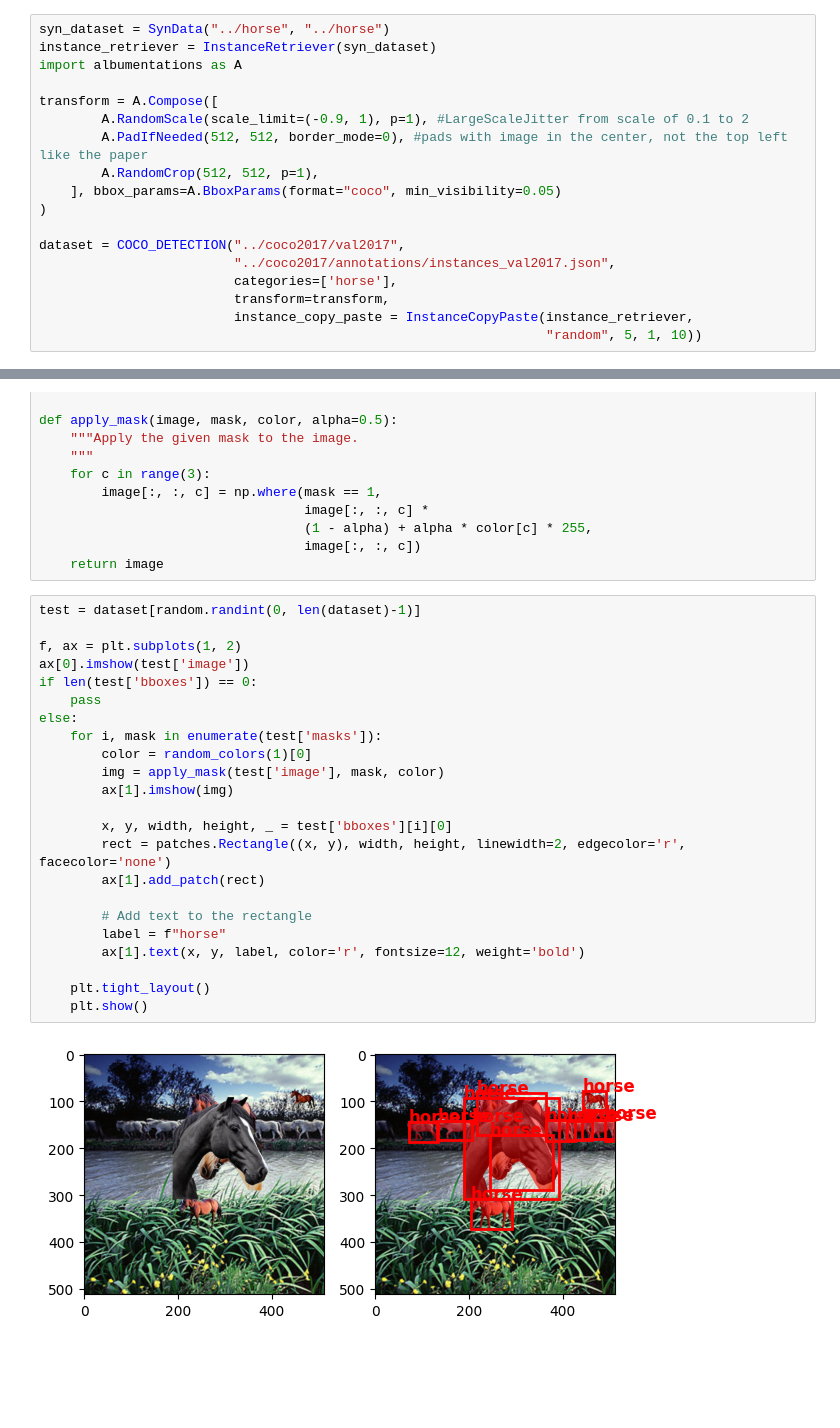
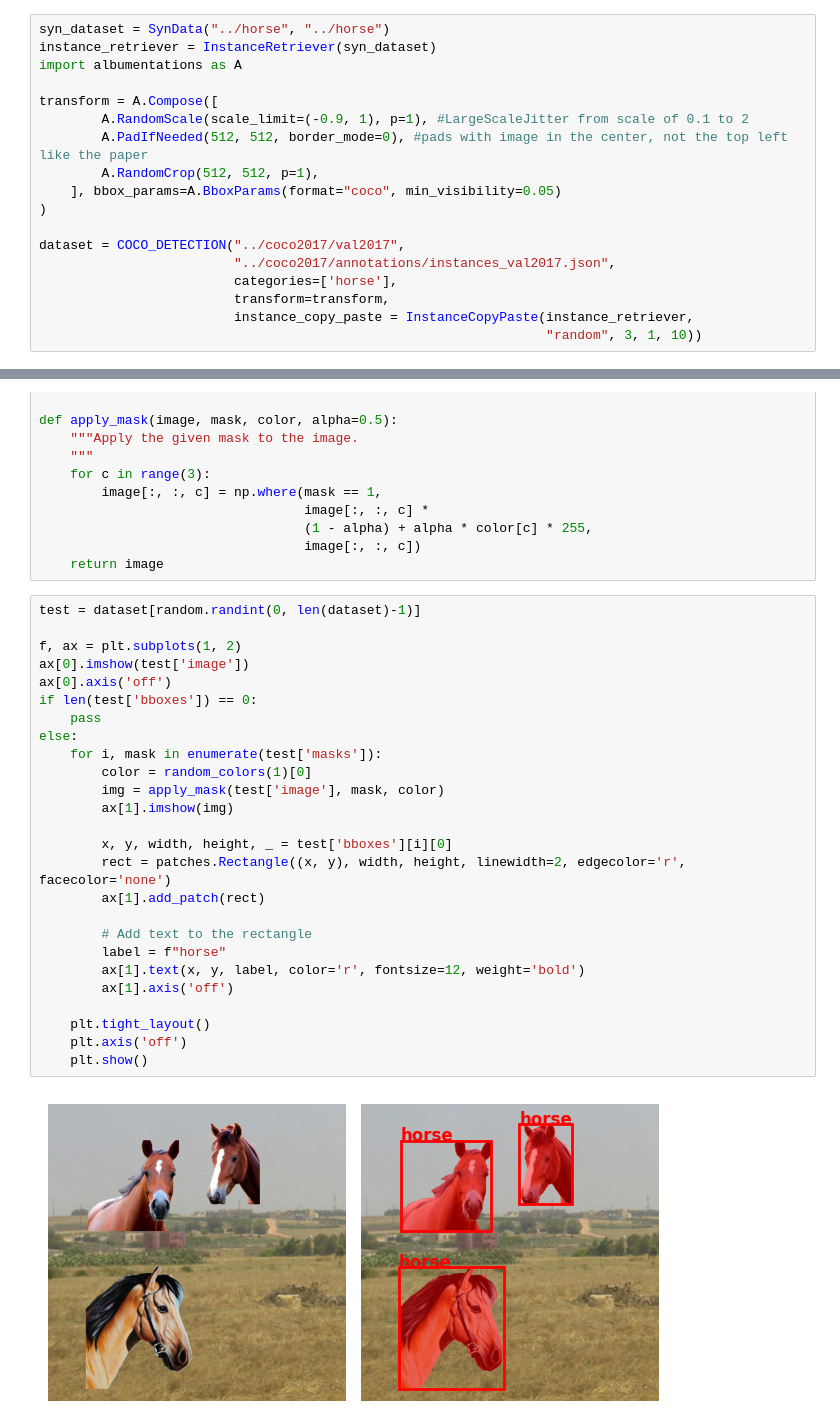
Before and after one commit to JensPars/ADLCV, a Jupyter notebook: instance-copy-paste/example.ipynb, the cells around one changed output, grey strips where cells are left out. Saved outputs shown, nothing was run; the diff lists cells and outputs as text; blank space fills up the shorter version.

```diff
--- a/instance-copy-paste/example.ipynb
+++ b/instance-copy-paste/example.ipynb
@@ -27,6 +27,6 @@ dataset = COCO_DETECTION("../coco2017/val2017",
                          categories=['horse'],
                          transform=transform,
                          instance_copy_paste = InstanceCopyPaste(instance_retriever,
-                                                                 "random", 5, 1, 10))
+                                                                 "random", 3, 1, 10))
 # %% [output]
 loading annotations into memory...
@@ -58,25 +58,28 @@ def apply_mask(image, mask, color, alpha=0.5):
 # %%
 test = dataset[random.randint(0, len(dataset)-1)]
 
 f, ax = plt.subplots(1, 2)
 ax[0].imshow(test['image'])
+ax[0].axis('off')
 if len(test['bboxes']) == 0:
     pass
 else:
     for i, mask in enumerate(test['masks']):
         color = random_colors(1)[0]
         img = apply_mask(test['image'], mask, color)
         ax[1].imshow(img)
 
         x, y, width, height, _ = test['bboxes'][i][0]
         rect = patches.Rectangle((x, y), width, height, linewidth=2, edgecolor='r', facecolor='none')
         ax[1].add_patch(rect)
 
         # Add text to the rectangle
         label = f"horse"
         ax[1].text(x, y, label, color='r', fontsize=12, weight='bold')
+        ax[1].axis('off')
 
     plt.tight_layout()
+    plt.axis('off')
     plt.show()
 # %% [output]
-[figure, old version]
+[figure, new version]
```
Also changed, not shown: parts of 1 cell of this notebook.
